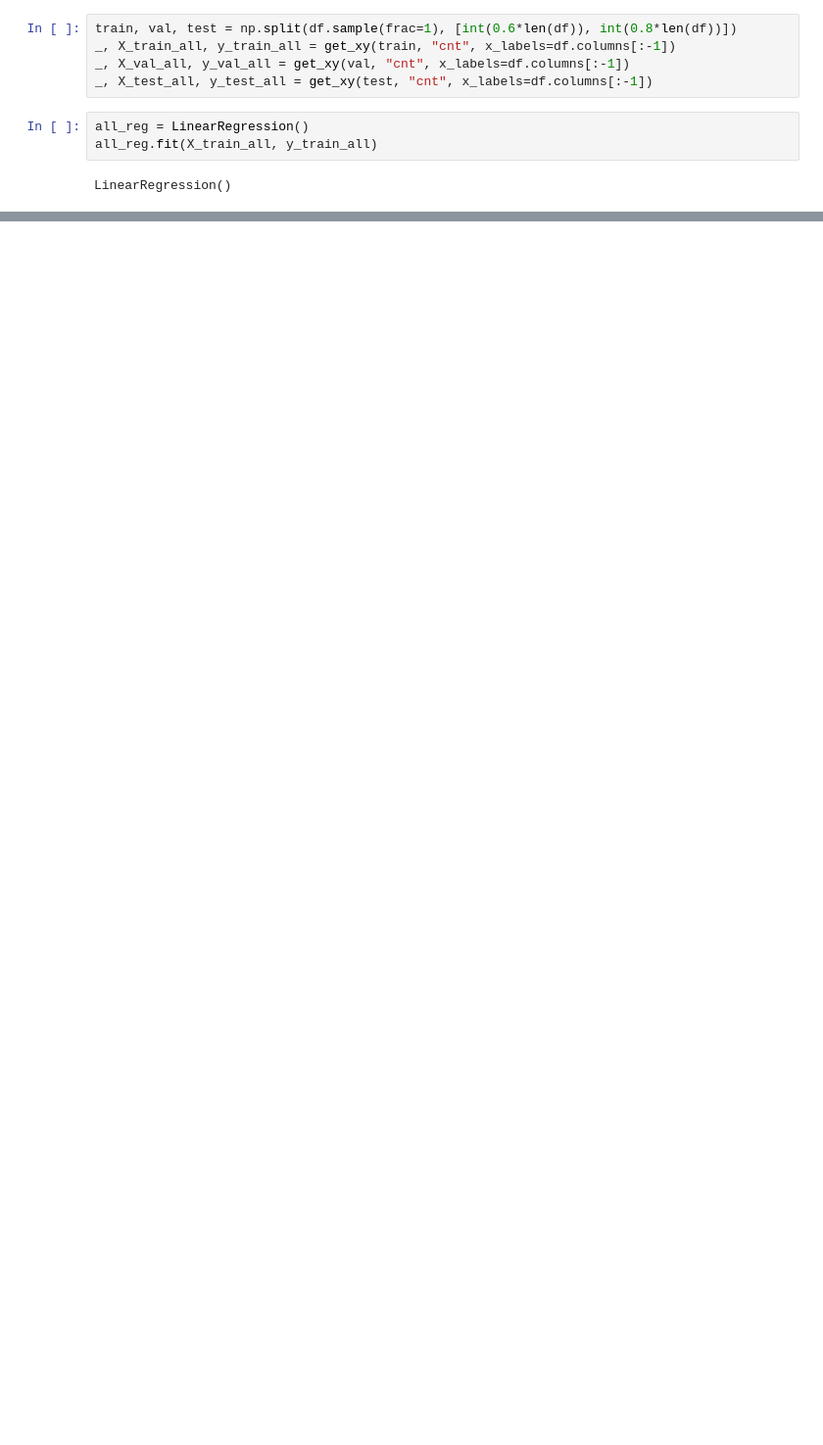
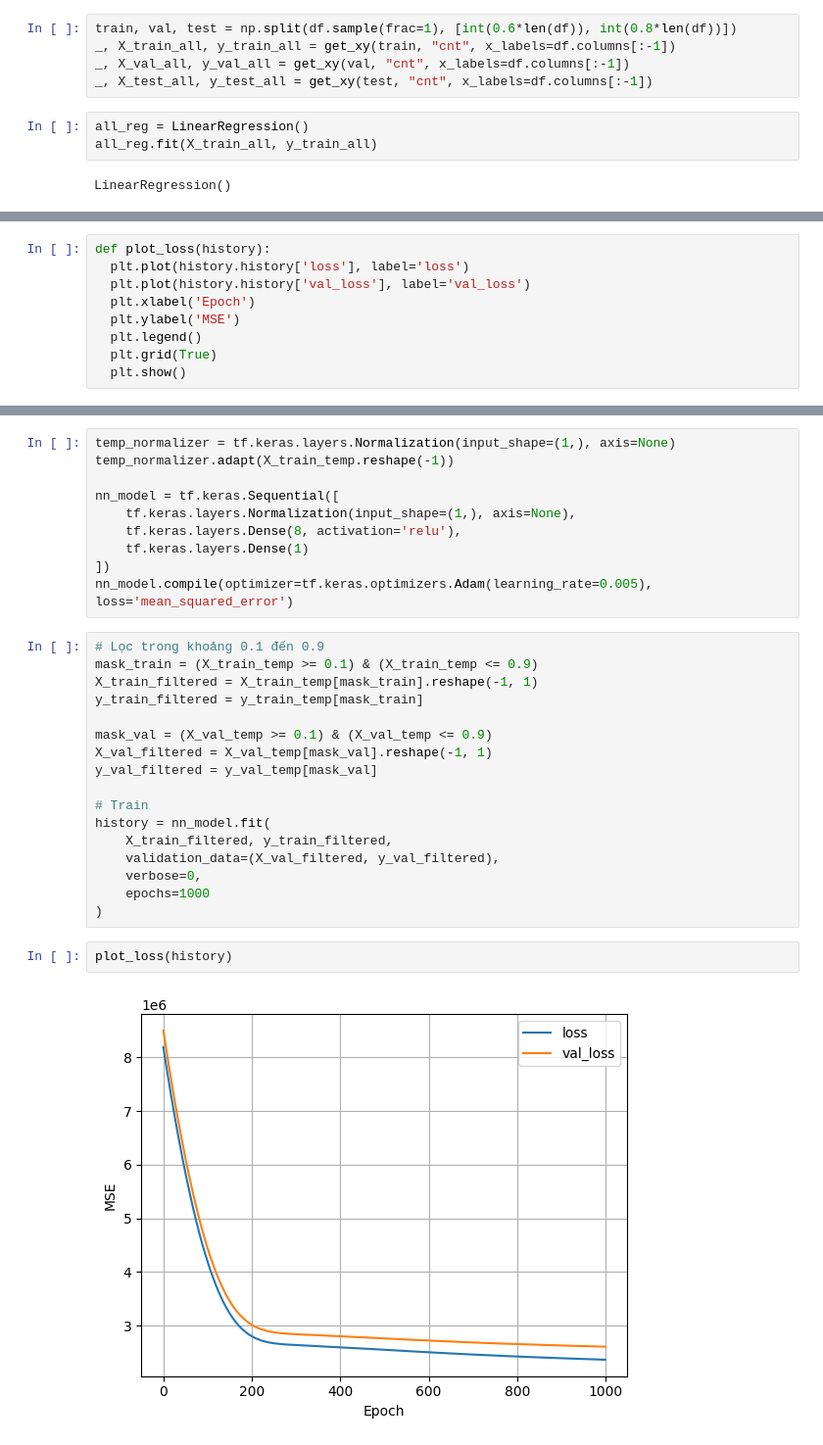
Before and after one commit to Ev-Hoang/Machine-Learning-Studies, a Jupyter notebook: Supervise Learning/PredictbyValue.ipynb, the cells around one changed output, grey strips where cells are left out. Shown: that part at 98% size. Saved outputs shown, nothing was run; the diff lists cells and outputs as text; blank space fills up the shorter version.

```diff
--- a/Supervise Learning/PredictbyValue.ipynb
+++ b/Supervise Learning/PredictbyValue.ipynb
@@ -90,0 +91,9 @@ all_reg.score(X_test_all, y_test_all)
+# %%
+def plot_loss(history):
+  plt.plot(history.history['loss'], label='loss')
+  plt.plot(history.history['val_loss'], label='val_loss')
+  plt.xlabel('Epoch')
+  plt.ylabel('MSE')
+  plt.legend()
+  plt.grid(True)
+  plt.show()
@@ -90,0 +135,31 @@ all_reg.score(X_test_all, y_test_all)
+# %%
+temp_normalizer = tf.keras.layers.Normalization(input_shape=(1,), axis=None)
+temp_normalizer.adapt(X_train_temp.reshape(-1))
+
+nn_model = tf.keras.Sequential([
+    tf.keras.layers.Normalization(input_shape=(1,), axis=None),
+    tf.keras.layers.Dense(8, activation='relu'),
+    tf.keras.layers.Dense(1)
+])
+nn_model.compile(optimizer=tf.keras.optimizers.Adam(learning_rate=0.005), loss='mean_squared_error')
+# %%
+# Lọc trong khoảng 0.1 đến 0.9
+mask_train = (X_train_temp >= 0.1) & (X_train_temp <= 0.9)
+X_train_filtered = X_train_temp[mask_train].reshape(-1, 1)
+y_train_filtered = y_train_temp[mask_train]
+
+mask_val = (X_val_temp >= 0.1) & (X_val_temp <= 0.9)
+X_val_filtered = X_val_temp[mask_val].reshape(-1, 1)
+y_val_filtered = y_val_temp[mask_val]
+
+# Train
+history = nn_model.fit(
+    X_train_filtered, y_train_filtered,
+    validation_data=(X_val_filtered, y_val_filtered),
+    verbose=0,
+    epochs=1000
+)
+# %%
+plot_loss(history)
+# %% [output]
+[figure, added]
```
Also changed, not shown: parts of 10 cells of this notebook.
